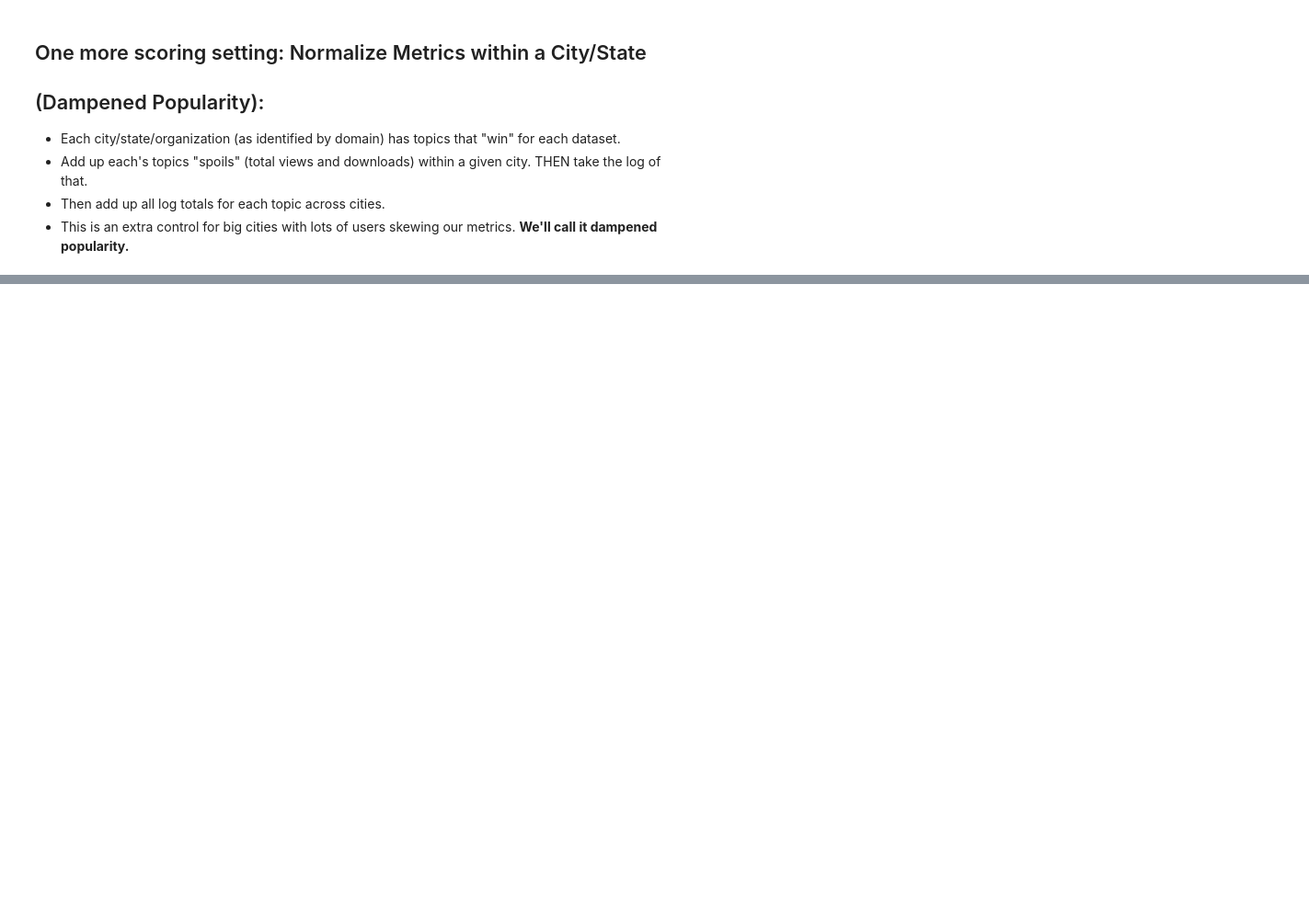
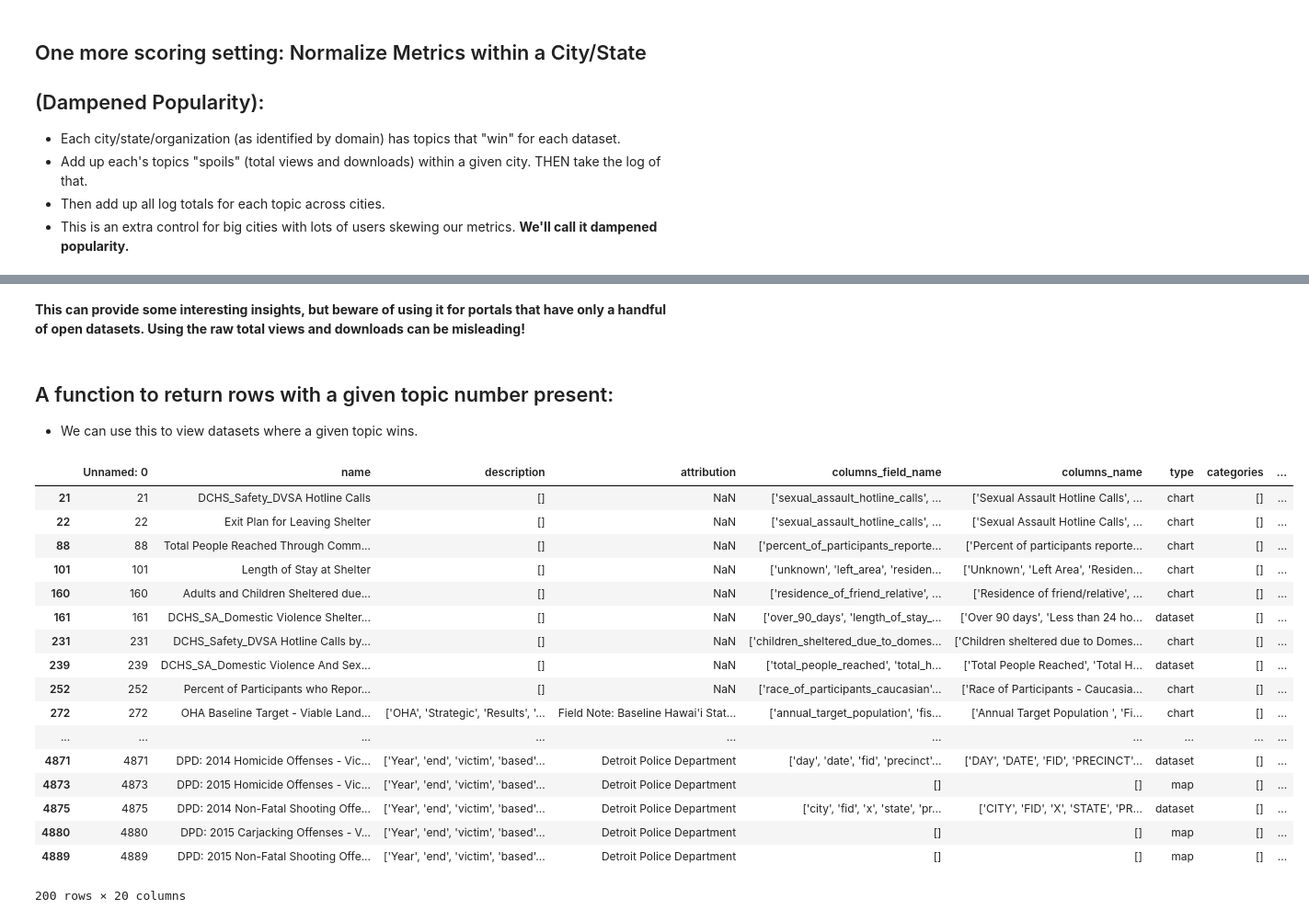
Before and after one commit to sunlightpolicy/popular-data-sets, a Jupyter notebook: Socrata API Open Data Portal Analysis - Final Version.ipynb, the cells around one changed output, grey strips where cells are left out. Shown: that part at 92% size. Saved outputs shown, nothing was run; the diff lists cells and outputs as text; code cells hidden in the pictures; blank space fills up the shorter version.

```diff
--- a/Socrata API Open Data Portal Analysis - Final Version.ipynb
+++ b/Socrata API Open Data Portal Analysis - Final Version.ipynb
@@ -758,0 +858,3 @@ Interesting! Our top transportation tag has fallen out of the Top 10. Perhaps Ca
+# %%
+pd.set_option('display.max_colwidth', 250)
+pop_by_portal
@@ -758,0 +879,2 @@ Interesting! Our top transportation tag has fallen out of the Top 10. Perhaps Ca
+# %% [markdown]
+**This can provide some interesting insights, but beware of using it for portals that have only a handful of open datasets. Using the raw total views and downloads can be misleading!**
@@ -759,3 +883,41 @@ Interesting! Our top transportation tag has fallen out of the Top 10. Perhaps Ca
+# %% [markdown]
+## A function to return rows with a given topic number present:
+- We can use this to view datasets where a given topic wins.
+# %%
+def return_data_by_top_topic(df, topic_num):
+    index_list = []
+    for index, tup_list in enumerate(df.topic_comp):
+        if (any(topic_num in tup for tup in tup_list)): #if a topic num is in topic_comp
+            win_tuple = max(tup_list, key=lambda item:item[1]) #call winning tuple
+            if win_tuple[0] == topic_num: #if winning tuple is the topic we want
+                index_list.append(index) #append index number to list
+
+    df = df.iloc[index_list] #then just select with this list
+    return df
+# %%
+pd.reset_option('display.max_colwidth') #reset our display to default
+# %%
+twenty_six = return_data_by_top_topic(topics, 26)
+twenty_six[0:200]
+# %% [output]
+|  | Unnamed: 0 | name | description | attribution | columns_field_name | columns_name | type | categories | ... |
+| 21 | 21 | DCHS_Safety_DVSA Hotline Calls | [] | NaN | ['sexual_assault_hotline_calls', ... | ['Sexual Assault Hotline Calls', ... | chart | [] | ... |
+| 22 | 22 | Exit Plan for Leaving Shelter | [] | NaN | ['sexual_assault_hotline_calls', ... | ['Sexual Assault Hotline Calls', ... | chart | [] | ... |
+| 88 | 88 | Total People Reached Through Comm... | [] | NaN | ['percent_of_participants_reporte... | ['Percent of participants reporte... | chart | [] | ... |
+| 101 | 101 | Length of Stay at Shelter | [] | NaN | ['unknown', 'left_area', 'residen... | ['Unknown', 'Left Area', 'Residen... | chart | [] | ... |
+| 160 | 160 | Adults and Children Sheltered due... | [] | NaN | ['residence_of_friend_relative', ... | ['Residence of friend/relative', ... | chart | [] | ... |
+| 161 | 161 | DCHS_SA_Domestic Violence Shelter... | [] | NaN | ['over_90_days', 'length_of_stay_... | ['Over 90 days', 'Less than 24 ho... | dataset | [] | ... |
+| 231 | 231 | DCHS_Safety_DVSA Hotline Calls by... | [] | NaN | ['children_sheltered_due_to_domes... | ['Children sheltered due to Domes... | chart | [] | ... |
+| 239 | 239 | DCHS_SA_Domestic Violence And Sex... | [] | NaN | ['total_people_reached', 'total_h... | ['Total People Reached', 'Total H... | dataset | [] | ... |
+| 252 | 252 | Percent of Participants who Repor... | [] | NaN | ['race_of_participants_caucasian'... | ['Race of Participants - Caucasia... | chart | [] | ... |
+| 272 | 272 | OHA Baseline Target - Viable Land... | ['OHA', 'Strategic', 'Results', '... | Field Note: Baseline Hawai'i Stat... | ['annual_target_population', 'fis... | ['Annual Target Population ', 'Fi... | chart | [] | ... |
+| ... | ... | ... | ... | ... | ... | ... | ... | ... | ... |
+| 4871 | 4871 | DPD: 2014 Homicide Offenses - Vic... | ['Year', 'end', 'victim', 'based'... | Detroit Police Department | ['day', 'date', 'fid', 'precinct'... | ['DAY', 'DATE', 'FID', 'PRECINCT'... | dataset | [] | ... |
+| 4873 | 4873 | DPD: 2015 Homicide Offenses - Vic... | ['Year', 'end', 'victim', 'based'... | Detroit Police Department | [] | [] | map | [] | ... |
+| 4875 | 4875 | DPD: 2014 Non-Fatal Shooting Offe... | ['Year', 'end', 'victim', 'based'... | Detroit Police Department | ['city', 'fid', 'x', 'state', 'pr... | ['CITY', 'FID', 'X', 'STATE', 'PR... | dataset | [] | ... |
+| 4880 | 4880 | DPD: 2015 Carjacking Offenses - V... | ['Year', 'end', 'victim', 'based'... | Detroit Police Department | [] | [] | map | [] | ... |
+| 4889 | 4889 | DPD: 2015 Non-Fatal Shooting Offe... | ['Year', 'end', 'victim', 'based'... | Detroit Police Department | [] | [] | map | [] | ... |
+200 rows × 20 columns
 # %% [markdown]
 # Conclusions:
 **How you count "popularity" matters.**
```
Also changed, not shown: parts of 20 cells of this notebook.
